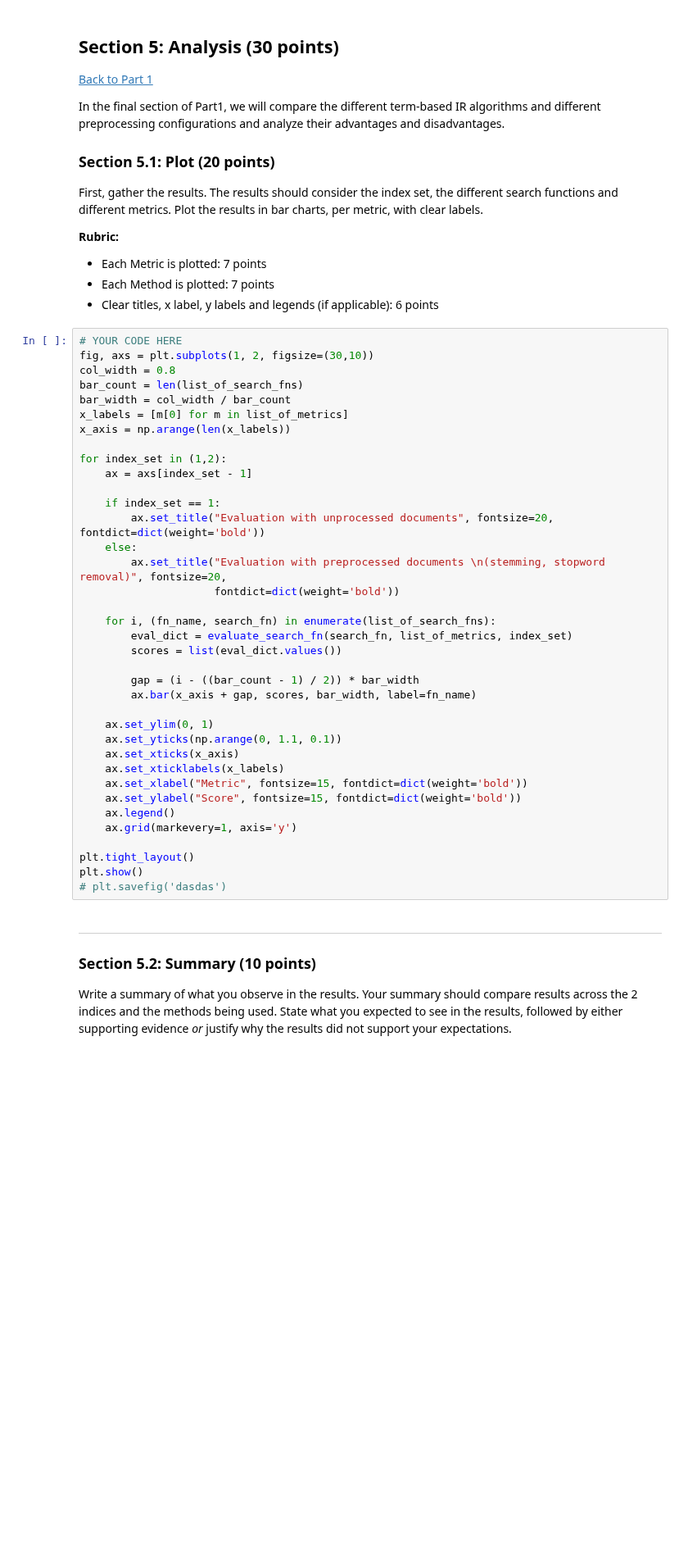
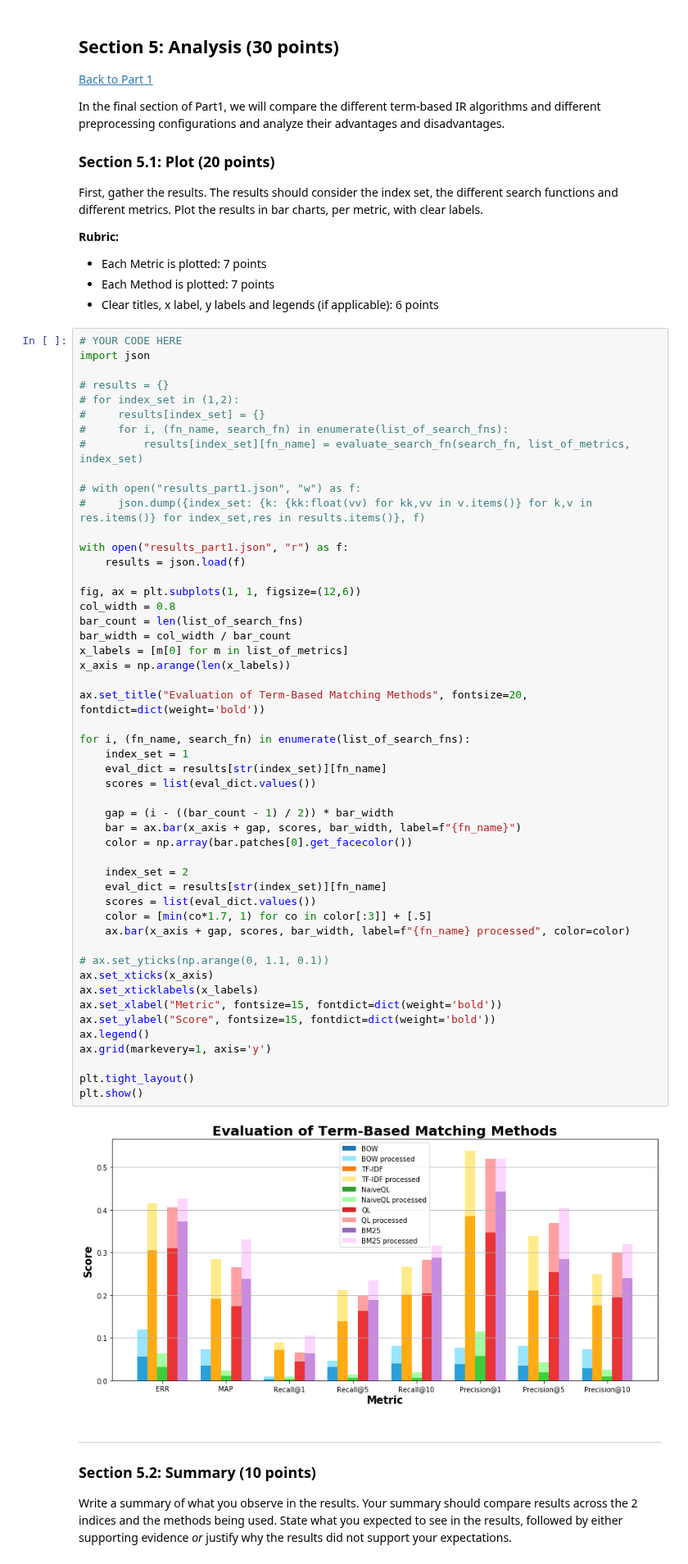
Before and after one commit to din0s/uva-ir1, a Jupyter notebook: hw1.ipynb, the cells around one changed output. Shown at 82% size. Cells and saved outputs as stored; diff of their text form; blank space fills up the shorter version.

Commit message:
finished plots for part 1 and 2 with overlapping bars; reran results for plots and stored in json;

```diff
--- a/hw1.ipynb
+++ b/hw1.ipynb
@@ -1328,41 +1464,56 @@ First, gather the results. The results should consider the index set, the differ
 - Clear titles, x label, y labels and legends (if applicable): 6 points
 # %%
 # YOUR CODE HERE
-fig, axs = plt.subplots(1, 2, figsize=(30,10))
+import json
+
+# results = {}
+# for index_set in (1,2):
+#     results[index_set] = {}
+#     for i, (fn_name, search_fn) in enumerate(list_of_search_fns):
+#         results[index_set][fn_name] = evaluate_search_fn(search_fn, list_of_metrics, index_set)
+
+# with open("results_part1.json", "w") as f:
+#     json.dump({index_set: {k: {kk:float(vv) for kk,vv in v.items()} for k,v in res.items()} for index_set,res in results.items()}, f)
+
+with open("results_part1.json", "r") as f:
+    results = json.load(f)
+
+fig, ax = plt.subplots(1, 1, figsize=(12,6))
 col_width = 0.8
 bar_count = len(list_of_search_fns)
 bar_width = col_width / bar_count
 x_labels = [m[0] for m in list_of_metrics]
 x_axis = np.arange(len(x_labels))
 
-for index_set in (1,2):
-    ax = axs[index_set - 1]
+ax.set_title("Evaluation of Term-Based Matching Methods", fontsize=20, fontdict=dict(weight='bold'))
 
-    if index_set == 1:
-        ax.set_title("Evaluation with unprocessed documents", fontsize=20, fontdict=dict(weight='bold'))
-    else:
-        ax.set_title("Evaluation with preprocessed documents \n(stemming, stopword removal)", fontsize=20,
-                     fontdict=dict(weight='bold'))
+for i, (fn_name, search_fn) in enumerate(list_of_search_fns):
+    index_set = 1
+    eval_dict = results[str(index_set)][fn_name]
+    scores = list(eval_dict.values())
 
-    for i, (fn_name, search_fn) in enumerate(list_of_search_fns):
-        eval_dict = evaluate_search_fn(search_fn, list_of_metrics, index_set)
-        scores = list(eval_dict.values())
+    gap = (i - ((bar_count - 1) / 2)) * bar_width
+    bar = ax.bar(x_axis + gap, scores, bar_width, label=f"{fn_name}")
+    color = np.array(bar.patches[0].get_facecolor())
 
-        gap = (i - ((bar_count - 1) / 2)) * bar_width
-        ax.bar(x_axis + gap, scores, bar_width, label=fn_name)
+    index_set = 2
+    eval_dict = results[str(index_set)][fn_name]
+    scores = list(eval_dict.values())
+    color = [min(co*1.7, 1) for co in color[:3]] + [.5]
+    ax.bar(x_axis + gap, scores, bar_width, label=f"{fn_name} processed", color=color)
 
-    ax.set_ylim(0, 1)
-    ax.set_yticks(np.arange(0, 1.1, 0.1))
-    ax.set_xticks(x_axis)
-    ax.set_xticklabels(x_labels)
-    ax.set_xlabel("Metric", fontsize=15, fontdict=dict(weight='bold'))
-    ax.set_ylabel("Score", fontsize=15, fontdict=dict(weight='bold'))
-    ax.legend()
-    ax.grid(markevery=1, axis='y')
+# ax.set_yticks(np.arange(0, 1.1, 0.1))
+ax.set_xticks(x_axis)
+ax.set_xticklabels(x_labels)
+ax.set_xlabel("Metric", fontsize=15, fontdict=dict(weight='bold'))
+ax.set_ylabel("Score", fontsize=15, fontdict=dict(weight='bold'))
+ax.legend()
+ax.grid(markevery=1, axis='y')
 
 plt.tight_layout()
 plt.show()
-# plt.savefig('dasdas')
+# %% [output]
+[figure, added]
 # %% [markdown]
 ---
 ### Section 5.2: Summary (10 points)
```
Also changed, not shown: parts of 40 cells of this notebook, 2 other files.
